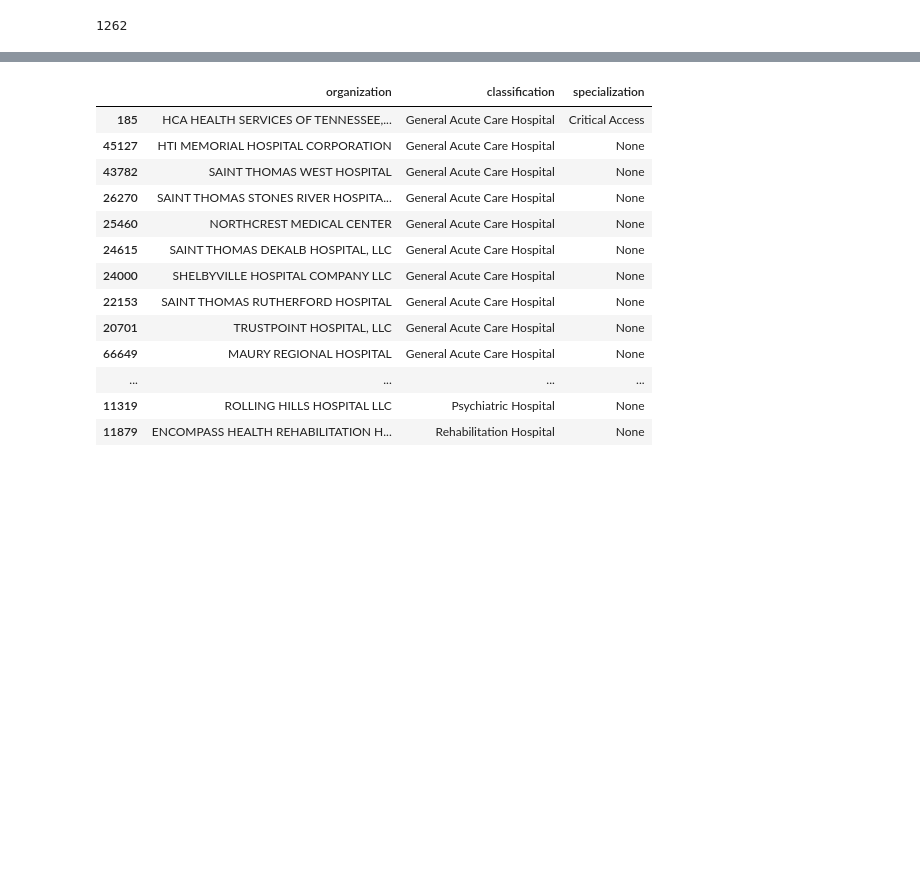
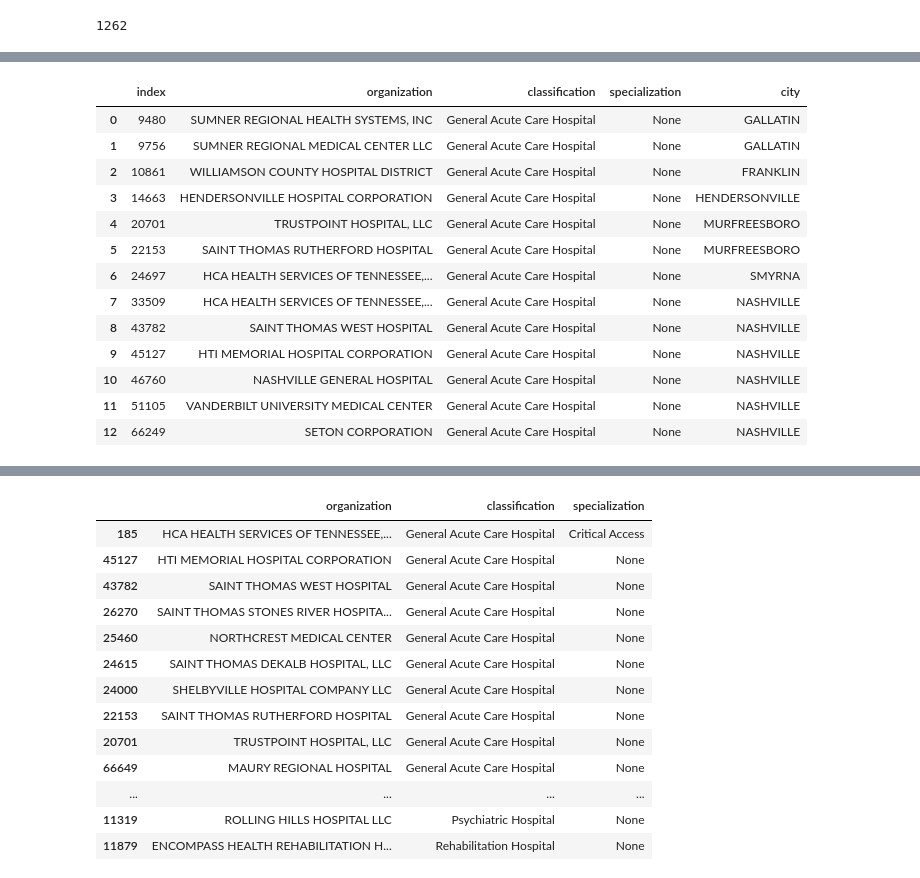
Before and after one commit to VahidehRasekhi/hop_team-hotdogs, a Jupyter notebook: scripts/hop_03_create_csv_files_for_neo4j.ipynb, the cells around one changed output, grey strips where cells are left out. Saved outputs shown, nothing was run; the diff lists cells and outputs as text; code cells hidden in the pictures; blank space fills up the shorter version.

```diff
--- a/scripts/hop_03_create_csv_files_for_neo4j.ipynb
+++ b/scripts/hop_03_create_csv_files_for_neo4j.ipynb
@@ -245,3 +248,28 @@ groups['organization'].nunique()
+# %%
+(groups
+     .loc[(groups['classification'].str.contains('General Acute Care Hospital', na = False))
+           &
+           (groups['city'].str.contains('NASHVILLE|MURFREESBORO|BRENTWOOD|FRANKLIN|HENDERSONVILLE|GOODLETTSVILLE|LA VERGNE|SMYRNA|MT. JULIET|GALLATIN'))
+           ,
+          ['organization', 'classification', 'specialization', 'city']]
+     .drop_duplicates()
+     .reset_index()
+)
+# %% [output]
+|  | index | organization | classification | specialization | city |
+| 0 | 9480 | SUMNER REGIONAL HEALTH SYSTEMS, INC | General Acute Care Hospital | None | GALLATIN |
+| 1 | 9756 | SUMNER REGIONAL MEDICAL CENTER LLC | General Acute Care Hospital | None | GALLATIN |
+| 2 | 10861 | WILLIAMSON COUNTY HOSPITAL DISTRICT | General Acute Care Hospital | None | FRANKLIN |
+| 3 | 14663 | HENDERSONVILLE HOSPITAL CORPORATION | General Acute Care Hospital | None | HENDERSONVILLE |
+| 4 | 20701 | TRUSTPOINT HOSPITAL, LLC | General Acute Care Hospital | None | MURFREESBORO |
+| 5 | 22153 | SAINT THOMAS RUTHERFORD HOSPITAL | General Acute Care Hospital | None | MURFREESBORO |
+| 6 | 24697 | HCA HEALTH SERVICES OF TENNESSEE,... | General Acute Care Hospital | None | SMYRNA |
+| 7 | 33509 | HCA HEALTH SERVICES OF TENNESSEE,... | General Acute Care Hospital | None | NASHVILLE |
+| 8 | 43782 | SAINT THOMAS WEST HOSPITAL | General Acute Care Hospital | None | NASHVILLE |
+| 9 | 45127 | HTI MEMORIAL HOSPITAL CORPORATION | General Acute Care Hospital | None | NASHVILLE |
+| 10 | 46760 | NASHVILLE GENERAL HOSPITAL | General Acute Care Hospital | None | NASHVILLE |
+| 11 | 51105 | VANDERBILT UNIVERSITY MEDICAL CENTER | General Acute Care Hospital | None | NASHVILLE |
+| 12 | 66249 | SETON CORPORATION | General Acute Care Hospital | None | NASHVILLE |
 # %%
 (groups
      .loc[groups['organization'].str.contains('VANDERBILT', na = False),
```
Also changed, not shown: parts of 13 cells of this notebook.
